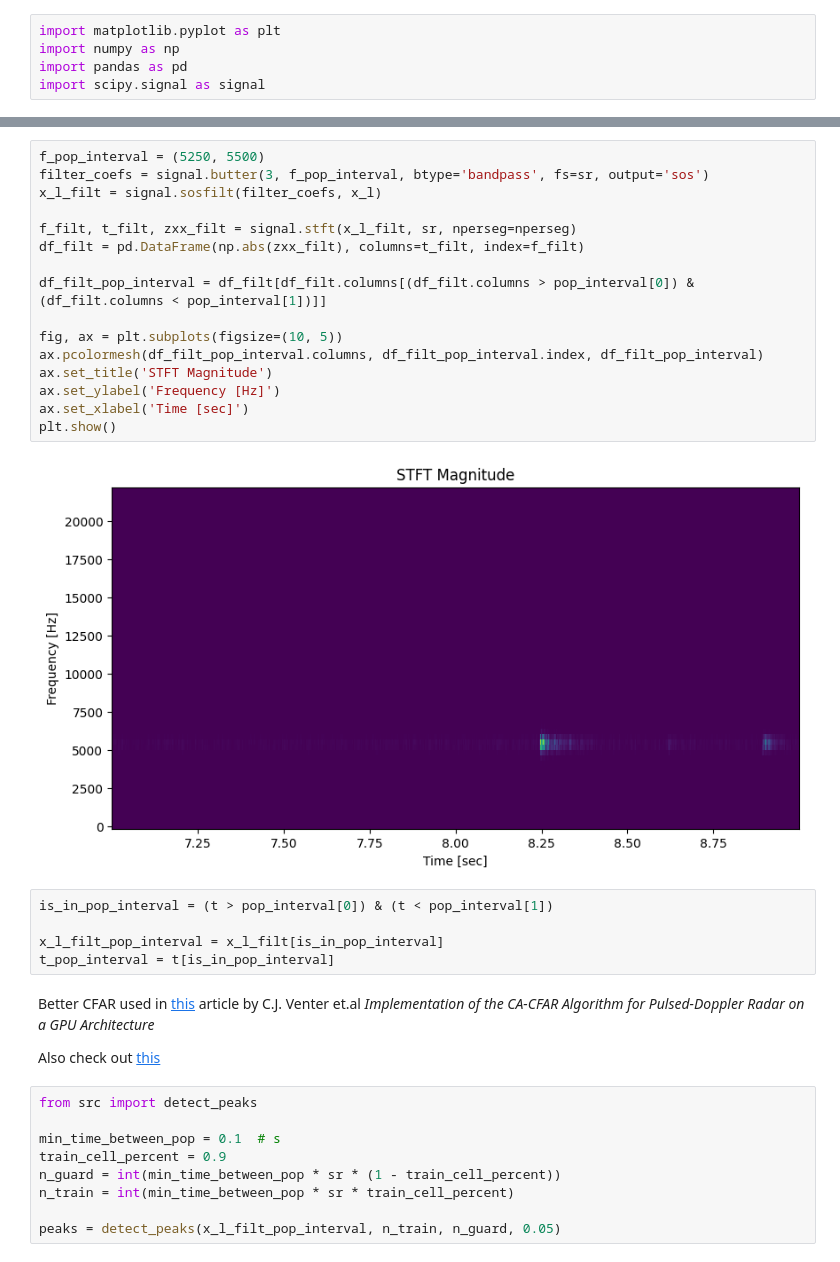
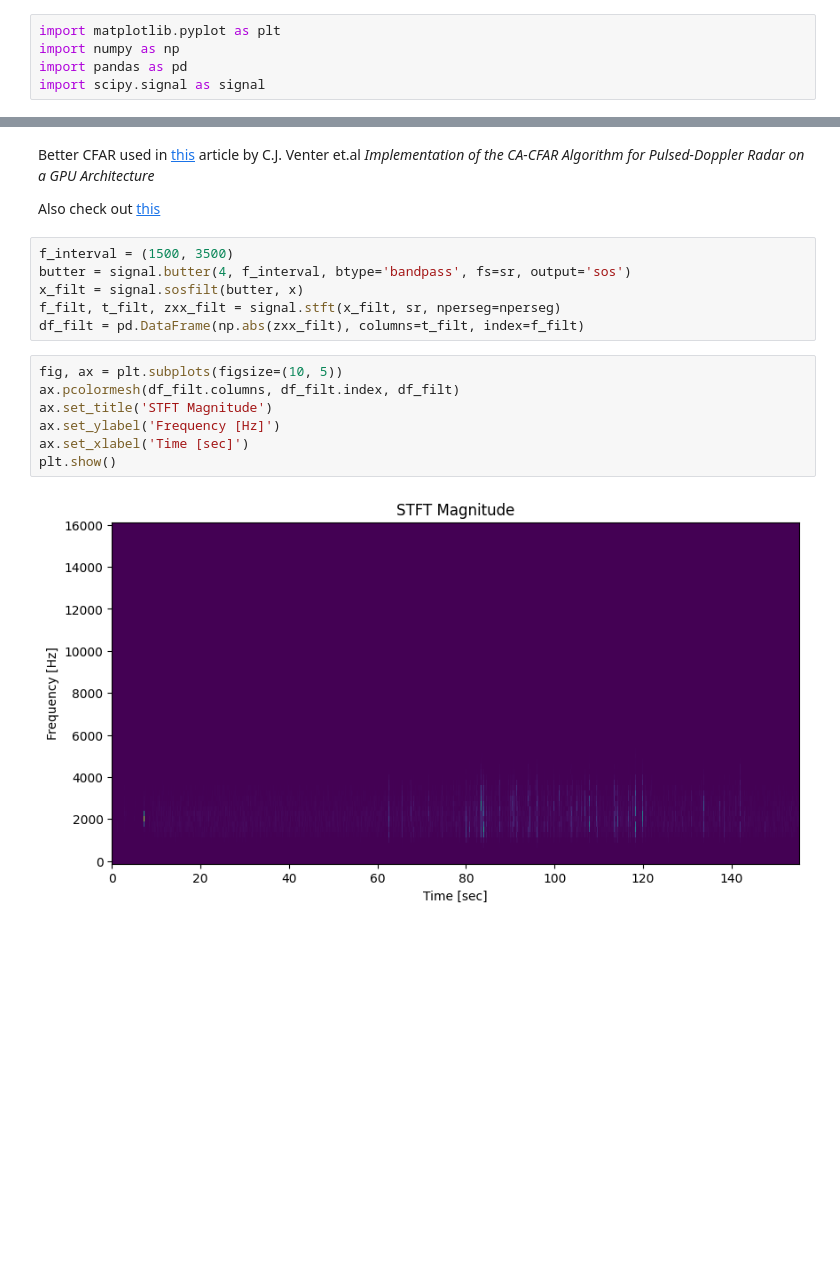
Before and after one commit to ahll19/popcorn_detection, a Jupyter notebook: cfar.ipynb, the cells around one changed output, grey strips where cells are left out. Drawn from its saved outputs; the diff is of its cells as text; blank space fills up the shorter version.

```diff
--- a/cfar.ipynb
+++ b/cfar.ipynb
@@ -43,39 +26,22 @@ Text(0.5, 0, 'Time [sec]')
-# %%
-f_pop_interval = (5250, 5500)
-filter_coefs = signal.butter(3, f_pop_interval, btype='bandpass', fs=sr, output='sos')
-x_l_filt = signal.sosfilt(filter_coefs, x_l)
-
-f_filt, t_filt, zxx_filt = signal.stft(x_l_filt, sr, nperseg=nperseg)
-df_filt = pd.DataFrame(np.abs(zxx_filt), columns=t_filt, index=f_filt)
-
-df_filt_pop_interval = df_filt[df_filt.columns[(df_filt.columns > pop_interval[0]) & (df_filt.columns < pop_interval[1])]]
-
-fig, ax = plt.subplots(figsize=(10, 5))
-ax.pcolormesh(df_filt_pop_interval.columns, df_filt_pop_interval.index, df_filt_pop_interval)
-ax.set_title('STFT Magnitude')
-ax.set_ylabel('Frequency [Hz]')
-ax.set_xlabel('Time [sec]')
-plt.show()
-# %% [output]
-[figure, removed]
-# %%
-is_in_pop_interval = (t > pop_interval[0]) & (t < pop_interval[1])
-
-x_l_filt_pop_interval = x_l_filt[is_in_pop_interval]
-t_pop_interval = t[is_in_pop_interval]
 # %% [markdown]
 Better CFAR used in [this](https://ieeexplore.ieee.org/stamp/stamp.jsp?tp=&arnumber=6132514) article by C.J. Venter et.al *Implementation of the CA-CFAR Algorithm for
 Pulsed-Doppler Radar on a GPU Architecture*
 
 Also check out [this](https://www.irjet.net/archives/V5/i7/IRJET-V5I7431.pdf)
-# %%
-from src import detect_peaks
-
-min_time_between_pop = 0.1  # s
-train_cell_percent = 0.9
-n_guard = int(min_time_between_pop * sr * (1 - train_cell_percent))
-n_train = int(min_time_between_pop * sr * train_cell_percent)
-
-peaks = detect_peaks(x_l_filt_pop_interval, n_train, n_guard, 0.05)
+# %%
+f_interval = (1500, 3500)
+butter = signal.butter(4, f_interval, btype='bandpass', fs=sr, output='sos')
+x_filt = signal.sosfilt(butter, x)
+f_filt, t_filt, zxx_filt = signal.stft(x_filt, sr, nperseg=nperseg)
+df_filt = pd.DataFrame(np.abs(zxx_filt), columns=t_filt, index=f_filt)
+# %%
+fig, ax = plt.subplots(figsize=(10, 5))
+ax.pcolormesh(df_filt.columns, df_filt.index, df_filt)
+ax.set_title('STFT Magnitude')
+ax.set_ylabel('Frequency [Hz]')
+ax.set_xlabel('Time [sec]')
+plt.show()
+# %% [output]
+[figure, added]
 # %%
 fig, ax = plt.subplots(figsize=(10, 5))
```
Also changed, not shown: parts of 8 cells of this notebook, 4 other files.
